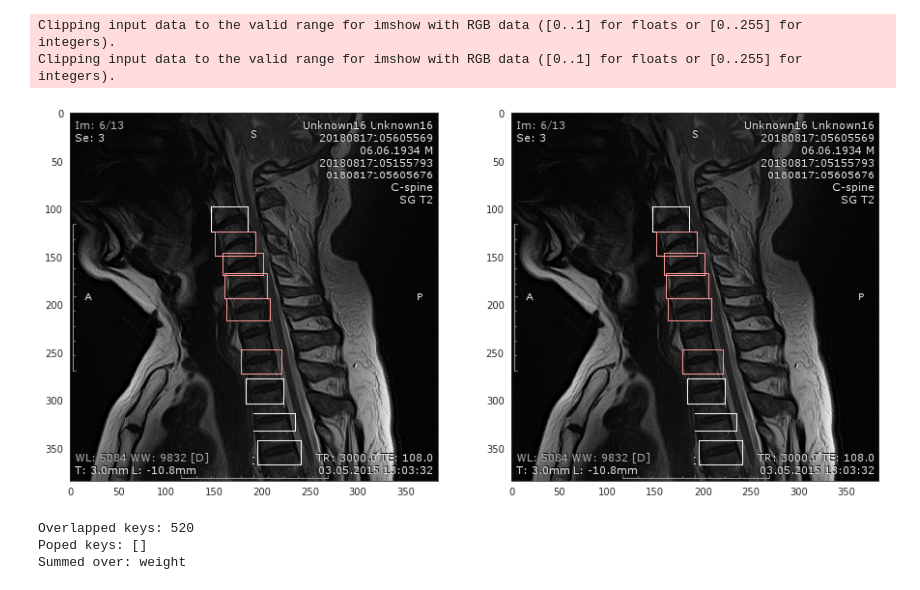
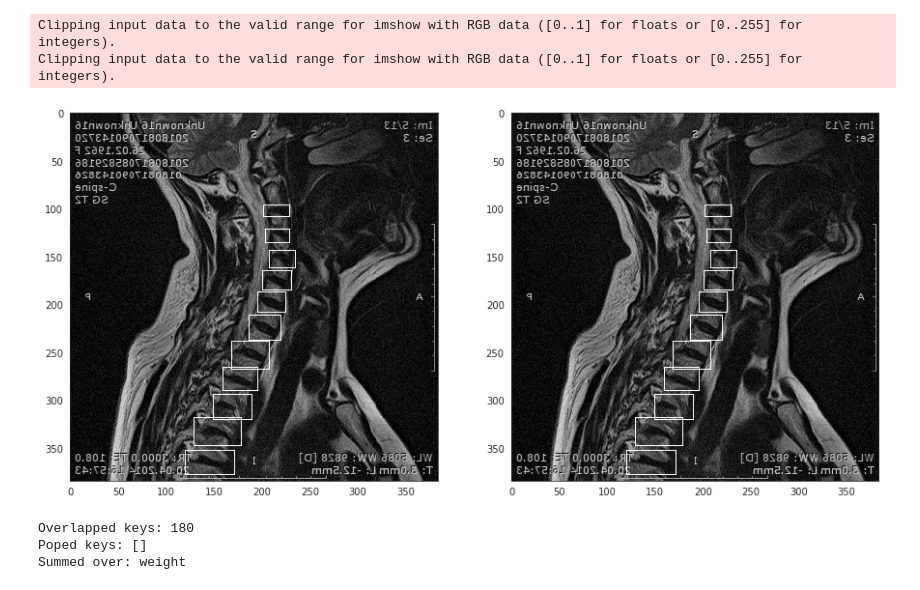
Before and after one commit to vessemer/CareMentorAI, a Jupyter notebook: IPython/RerinaNet.ipynb, the cells around one changed output. Drawn from its saved outputs; the diff is of its cells as text; code cells hidden in the pictures.

Commit message:
RetinaNet experiment

```diff
--- a/IPython/RerinaNet.ipynb
+++ b/IPython/RerinaNet.ipynb
@@ -37,12 +40,13 @@ from src.models.retinanet import model as retinanet
 CUDA_IDX = 0
 torch.cuda.set_device(CUDA_IDX)
 # %%
-labels = pd.read_csv('../data/descr/labels.csv')
+labels = pd.read_csv(os.path.join(config.PATHS.CSV, 'labels.csv'))
 # %%
 folds = ds.get_folds(labels, 4)
 fold = ds.get_fold_split(folds, 0)
-train_dataset = ds.BBoxDataset(labels, fold[0])
+train_dataset = ds.BBoxDataset(labels, fold[0], augmentations=augs.Augmentation())
 valid_dataset = ds.BBoxDataset(labels, fold[1])
+vtrain_dataset = ds.BBoxDataset(labels, fold[0])
 # %%
 train_datagen = DataLoader(train_dataset, batch_size=config.PARAMS.BATCH_SIZE, shuffle=True, collate_fn=ds.bbox_collater)
 valid_datagen = DataLoader(valid_dataset, batch_size=config.PARAMS.BATCH_SIZE, shuffle=False, collate_fn=ds.bbox_collater)
@@ -50,8 +55,8 @@ for data in train_datagen:
     break
 # %%
 data = train_dataset[55]
-img = vs.visualize_bboxes(data, data, {2: 'normal', 1: 'pathology'})
+img = vs.visualize_bboxes(data, data, {1: 'normal', 0: 'pathology'})
 # %% [output]
 Clipping input data to the valid range for imshow with RGB data ([0..1] for floats or [0..255] for integers).
 Clipping input data to the valid range for imshow with RGB data ([0..1] for floats or [0..255] for integers).
-[figure, old version]
+[figure, new version]
@@ -60,7 +63,12 @@ image = torch.autograd.Variable(data['image']).cuda()
 # %%
 focal_loss = retinanet.FocalLoss(iou_lower=.3, iou_upper=.5)
-model = retinanet.resnet101(num_classes=2, focal_loss=focal_loss, pretrained=True, single_channel=True, make_clf=False)
+model = retinanet.resnet34(num_classes=2, focal_loss=focal_loss, pretrained=True, single_channel=True, make_clf=False)
+
+opt = torch.optim.Adam(model.parameters(), lr=5e-4)
+model = lrn.get_model(model, devices=config.PARAMS.CUDA_DEVICES)
+
+learner = lrn.RetinaLearner(model, opt)
 # %% [output]
-Overlapped keys: 520
+Overlapped keys: 180
 Poped keys: []
 Summed over: weight
```
Also changed, not shown: parts of 13 cells of this notebook, 2 other files.
